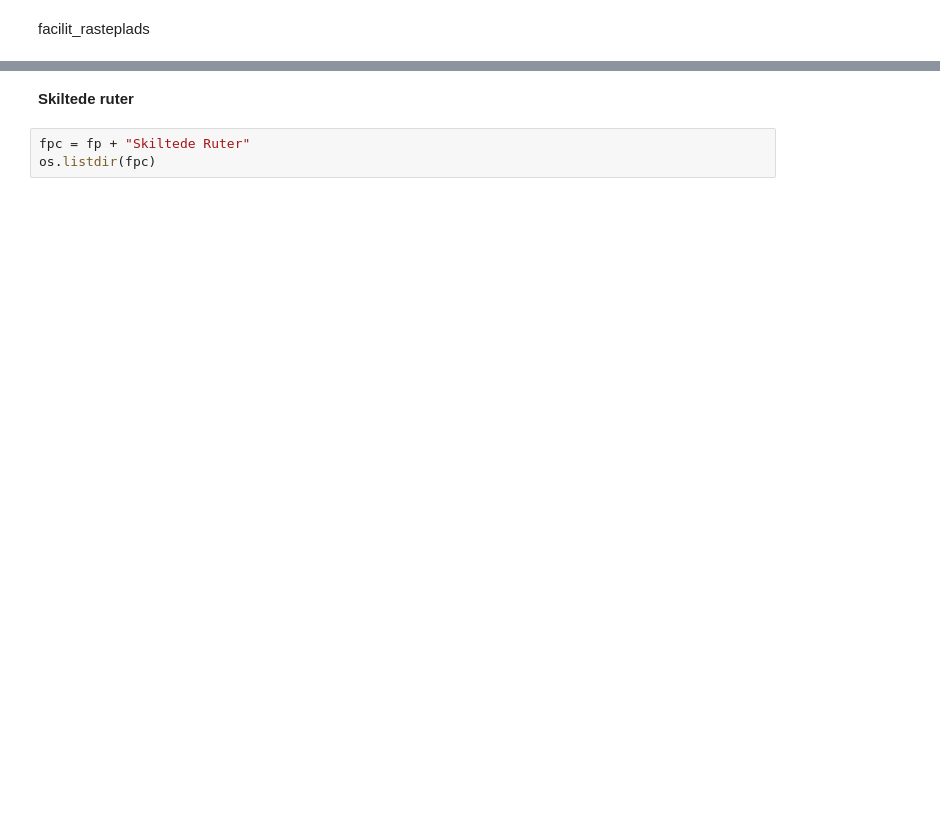
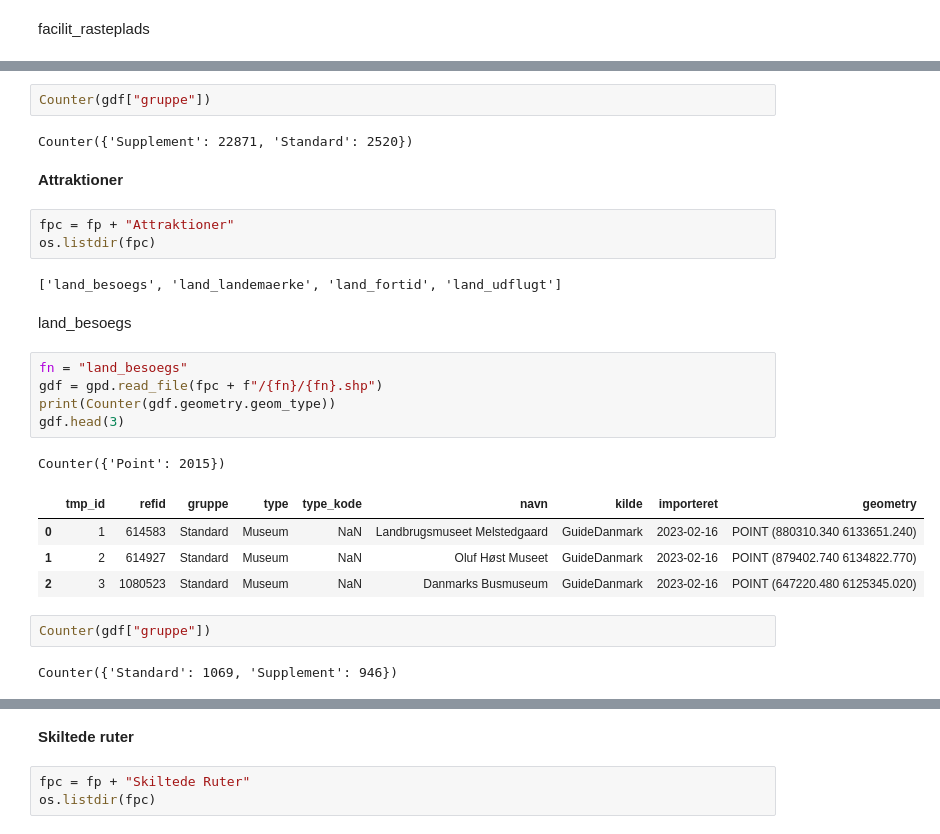
Before and after one commit to anastassiavybornova/knudepunkter, a Jupyter notebook: scripts/0x_explore_septima_data.ipynb, the cells around one changed output, grey strips where cells are left out. Saved outputs shown, nothing was run; the diff lists cells and outputs as text; blank space fills up the shorter version.

```diff
--- a/scripts/0x_explore_septima_data.ipynb
+++ b/scripts/0x_explore_septima_data.ipynb
@@ -491,0 +531,28 @@ facilit_rasteplads
+# %%
+Counter(gdf["gruppe"])
+# %% [output]
+Counter({'Supplement': 22871, 'Standard': 2520})
+# %% [markdown]
+**Attraktioner**
+# %%
+fpc = fp + "Attraktioner"
+os.listdir(fpc)
+# %% [output]
+['land_besoegs', 'land_landemaerke', 'land_fortid', 'land_udflugt']
+# %% [markdown]
+land_besoegs
+# %%
+fn = "land_besoegs"
+gdf = gpd.read_file(fpc + f"/{fn}/{fn}.shp")
+print(Counter(gdf.geometry.geom_type))
+gdf.head(3)
+# %% [output]
+Counter({'Point': 2015})
+|  | tmp_id | refid | gruppe | type | type_kode | navn | kilde | importeret | geometry |
+| 0 | 1 | 614583 | Standard | Museum | NaN | Landbrugsmuseet Melstedgaard | GuideDanmark | 2023-02-16 | POINT (880310.340 6133651.240) |
+| 1 | 2 | 614927 | Standard | Museum | NaN | Oluf Høst Museet | GuideDanmark | 2023-02-16 | POINT (879402.740 6134822.770) |
+| 2 | 3 | 1080523 | Standard | Museum | NaN | Danmarks Busmuseum | GuideDanmark | 2023-02-16 | POINT (647220.480 6125345.020) |
+# %%
+Counter(gdf["gruppe"])
+# %% [output]
+Counter({'Standard': 1069, 'Supplement': 946})
```
Also changed, not shown: parts of 27 cells of this notebook.
